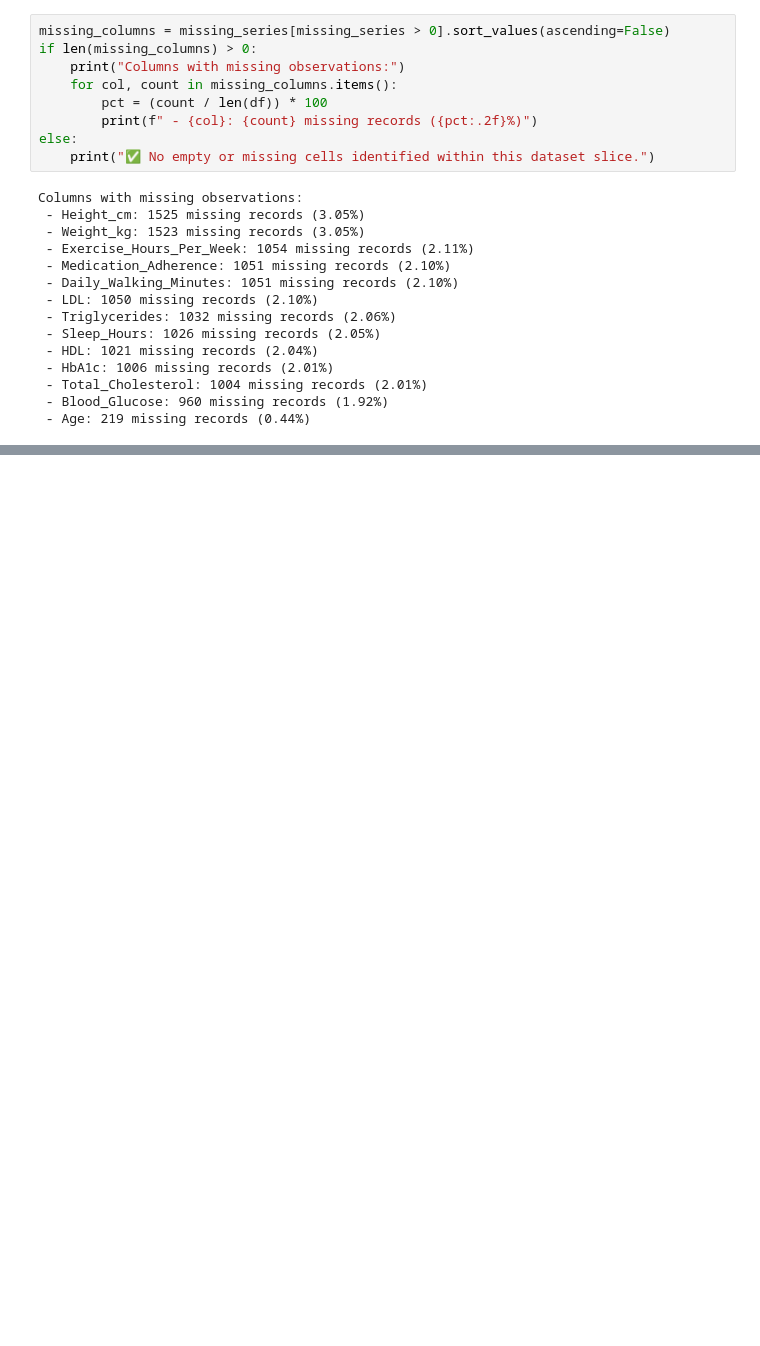
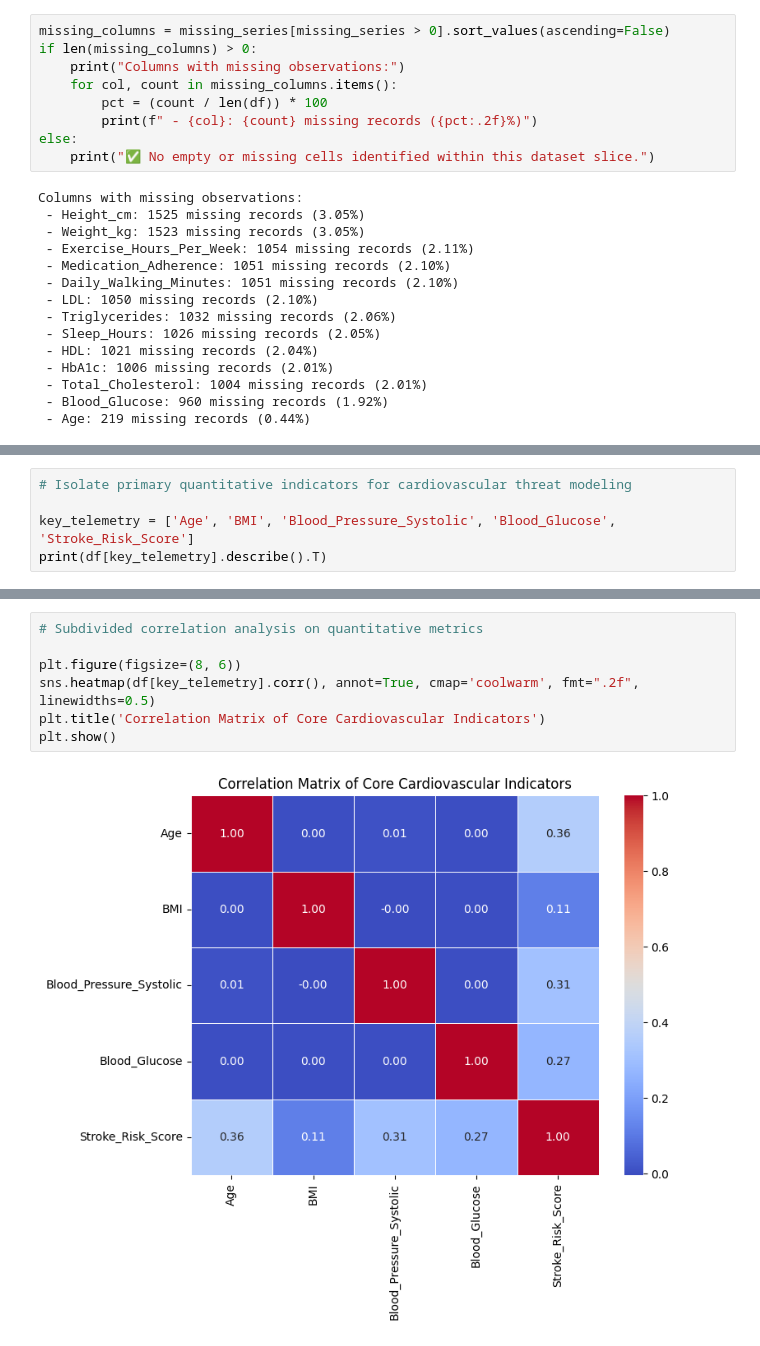
Before and after one commit to Jahura7/assignment_on_research_design_and_experiment, a Jupyter notebook: experiment.ipynb, the cells around one changed output, grey strips where cells are left out. Drawn from its saved outputs; the diff is of its cells as text; blank space fills up the shorter version.

Commit message:
EDA - STATISTICAL CONTINUA CORE TELEMETRY

```diff
--- a/experiment.ipynb
+++ b/experiment.ipynb
@@ -181,0 +184,5 @@ Columns with missing observations:
+# %%
+# Isolate primary quantitative indicators for cardiovascular threat modeling
+
+key_telemetry = ['Age', 'BMI', 'Blood_Pressure_Systolic', 'Blood_Glucose', 'Stroke_Risk_Score']
+print(df[key_telemetry].describe().T)
@@ -181,0 +203,9 @@ Columns with missing observations:
+# %%
+# Subdivided correlation analysis on quantitative metrics
+
+plt.figure(figsize=(8, 6))
+sns.heatmap(df[key_telemetry].corr(), annot=True, cmap='coolwarm', fmt=".2f", linewidths=0.5)
+plt.title('Correlation Matrix of Core Cardiovascular Indicators')
+plt.show()
+# %% [output]
+[figure, added]
```
Also changed, not shown: parts of 2 cells of this notebook.
